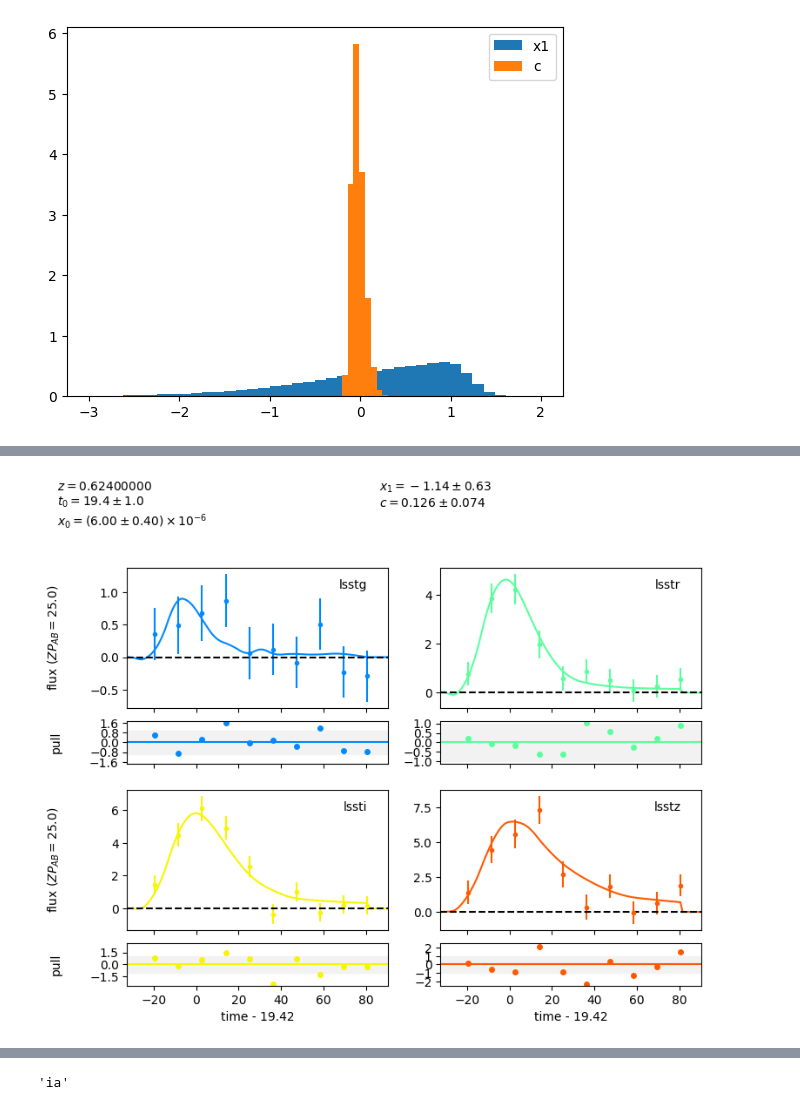
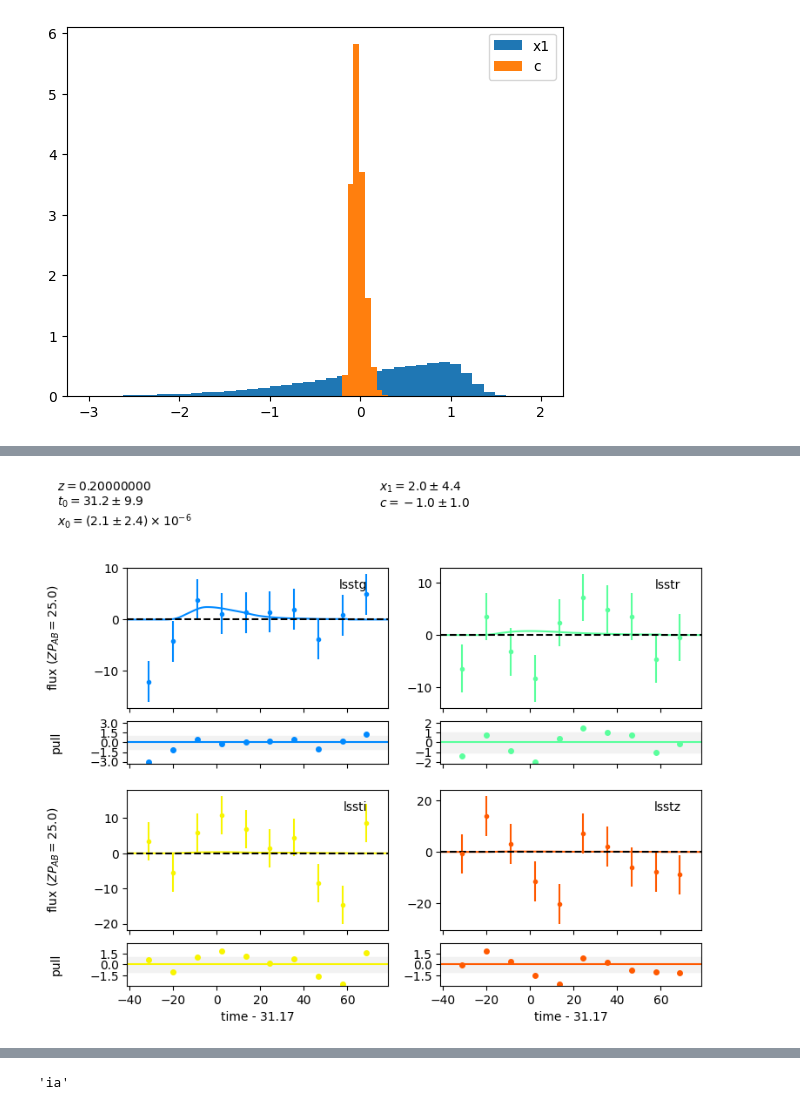
Before and after one commit to asmuzsoy/beams_ext, a Jupyter notebook: fit_many_sne.ipynb, the cells around one changed output, grey strips where cells are left out. Drawn from its saved outputs; the diff is of its cells as text; code cells hidden in the pictures.

```diff
--- a/fit_many_sne.ipynb
+++ b/fit_many_sne.ipynb
@@ -239,14 +248,14 @@ def fit_ibc(true_z, lcs):
 
     try:
         result, fitted_model = sncosmo.fit_lc(lcs[0], arnett_model, ['texp', 'mej', 'fni', 'vej'],
-                                          bounds={'texp':(0, 14), 'mej':(0.01, 10), 'fni':(0.01, 0.2), 'vej':(2000, 20000)},
+                                          bounds={'texp':(0, 14), 'mej':(0.01, 10), 'fni':(0.01, 1), 'vej':(2000, 20000)},
                                          minsnr = 5.0, guess_t0 = True, guess_z = False, guess_amplitude=False)
     except:
         print("Trying again...")
         arnett_source = ArnettSource(times, wavelengths, true_z, params=[5, 0.5, 0.1, 20000]) # initial parameter values? not sure why these are needed...
         arnett_model = sncosmo.Model(source=arnett_source)
         result, fitted_model = sncosmo.fit_lc(lcs[0], arnett_model, ['texp', 'mej', 'fni', 'vej'],
-                                  bounds={'texp':(0, 14), 'mej':(0.01, 10), 'fni':(0.01, 0.2), 'vej':(2000, 20000)},
+                                  bounds={'texp':(0, 14), 'mej':(0.01, 10), 'fni':(0.01, 1), 'vej':(2000, 20000)},
                                  minsnr = 5.0, guess_t0 = False, guess_z = False, guess_amplitude=False)
     # return sncosmo.flatten_result(result)
     return result, fitted_model
@@ -291,6 +275,5 @@ sncosmo.plot_lc(light_curve[0], model=fitted_model);
 # %%
 num_to_fit = 10
-
 fits = {'true_z': [], 'true_texp': [], 'true_mej': [], 'true_fni': [], 'true_vej':[], 'fit_texp':[], 'fit_mej':[], 'fit_fni':[], 'fit_vej':[]}
 
 start = time.time()
@@ -308,6 +291,12 @@ for true_z, mej, fni, k_energy in zip(ibc_df['true_z'].to_numpy(), ibc_df['Mejec
     print(mej, fni, vej)
     try:
         lcs = simulate_ibc(true_z, this_texp, mej, fni, vej.value)
+        r_band_mask = lcs[0]['band'] == 'lsstr'
+
+        snr = np.mean(np.abs(lcs[0]["flux"][r_band_mask]) / lcs[0]["fluxerr"][r_band_mask])
+        if snr < 5.0:
+            print("SNR too low:", snr)
+            continue
         # sncosmo.plot_lc(lcs[0])
 
         result, fitted_model = fit_ibc(true_z, lcs)
@@ -431,7 +401,9 @@ def simulate_ia(true_z, t0, x0, x1, c):
 
     this_ia_model = sncosmo.Model(source=ia_source)
 
-    lcs = sncosmo.realize_lcs(obs, this_ia_model, [params])
+    lcs = sncosmo.realize_lcs(ia_obs, this_ia_model, [params])
+    snr = np.mean(np.abs(lcs[0]["flux"][r_band_mask]) / lcs[0]["fluxerr"][r_band_mask])
+    print("SNR:", snr)
 
     return lcs
 # %%
@@ -451,4 +423,5 @@ def fit_ia(true_z, lcs):
     # return sncosmo.flatten_result(result)
     return result, fitted_model
 # %%
-light_curve = simulate_ia(0.624, 20, get_x0(23.7568), -0.3504, 0.0744)
+# light_curve = simulate_ia(0.624, 20, get_x0(23.7568), -0.3504, 0.0744)
+light_curve = simulate_ia(0.2, 20, get_x0(23.7568), -0.3504, 0.0744)
@@ -459,6 +434,6 @@ sncosmo.plot_lc(light_curve[0]);
 # %%
-ia_result, ia_fitted_model = fit_ia(0.624,light_curve)
+ia_result, ia_fitted_model = fit_ia(0.2,light_curve)
 # ibc_result, ibc_fitted_model = fit_ibc(0.274,light_curve)
 sncosmo.plot_lc(light_curve[0], model=ia_fitted_model, errors=ia_result.errors);
 # %% [output]
-[figure, old version]
+[figure, new version]
```
Also changed, not shown: parts of 32 cells of this notebook, 1 other file.
